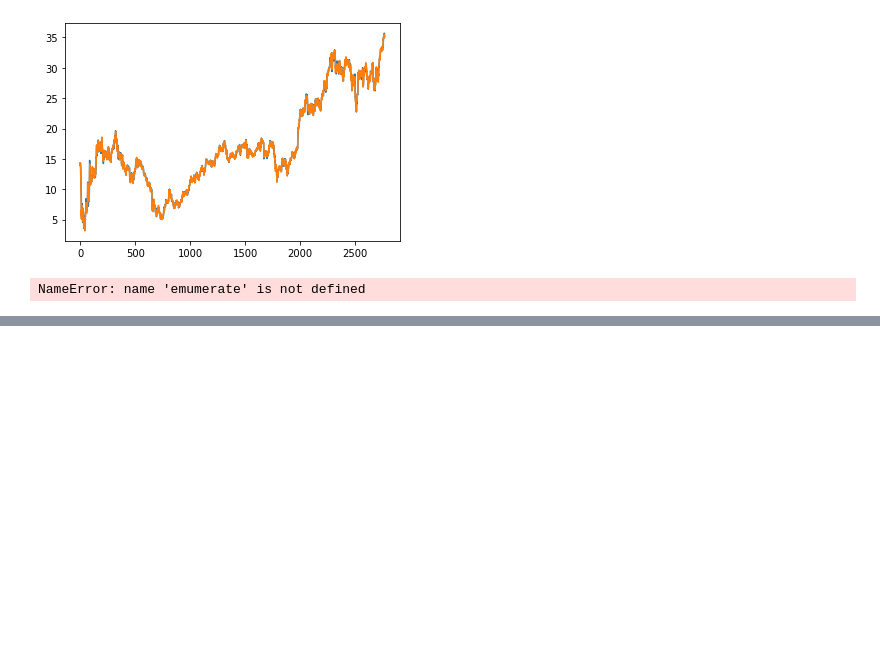
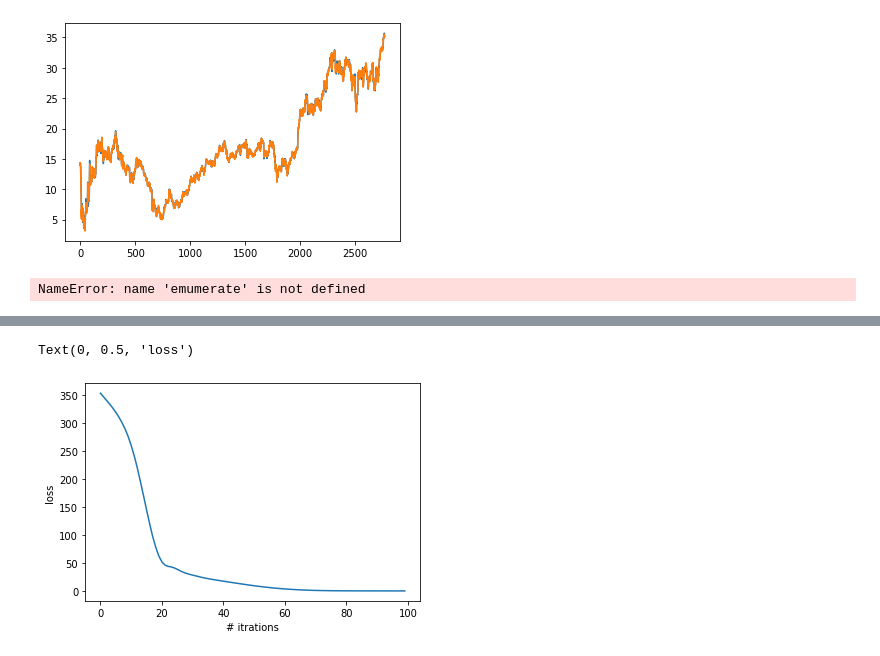
Before and after one commit to JerryCValentine/MachineLearning, a Jupyter notebook: BAC_Notebook.ipynb, the cells around one changed output, grey strips where cells are left out. Drawn from its saved outputs; the diff is of its cells as text; code cells hidden in the pictures; blank space fills up the shorter version.

```diff
--- a/BAC_Notebook.ipynb
+++ b/BAC_Notebook.ipynb
@@ -83,0 +239,7 @@ NameError: name 'emumerate' is not defined
+# %%
+N, D = X_norm.shape
+Ntrain, Ntest = Xtrain.shape[0], Xtest.shape[0]
+print("Number of total samples: {}".format(N))
+print("Number of total features: {}".format(D))
+print("Number of training samples: {}".format(Ntrain))
+print("Number of testing samples: {}".format(Ntest))
@@ -83,0 +251,12 @@ NameError: name 'emumerate' is not defined
+# %%
+model = keras.Sequential([
+    keras.layers.Input(shape=(D,)),
+    keras.layers.Dense(50, activation='relu'),#50 becuase of price below that
+    keras.layers.Dense(50, activation='relu'),
+    keras.layers.Dense(50, activation='relu'),
+    keras.layers.Dense(1)
+])
+# %%
+model.compile(optimizer='adam', loss='mse')
+# %%
+history = model.fit(Xtrain, Ttrain, epochs=100, batch_size=1000)
@@ -83,0 +300,7 @@ NameError: name 'emumerate' is not defined
+# %%
+plt.plot(history.history['loss'])
+plt.xlabel("# itrations")
+plt.ylabel("loss")
+# %% [output]
+Text(0, 0.5, 'loss')
+[figure, added]
```
Also changed, not shown: parts of 23 cells of this notebook, 1 other file.
